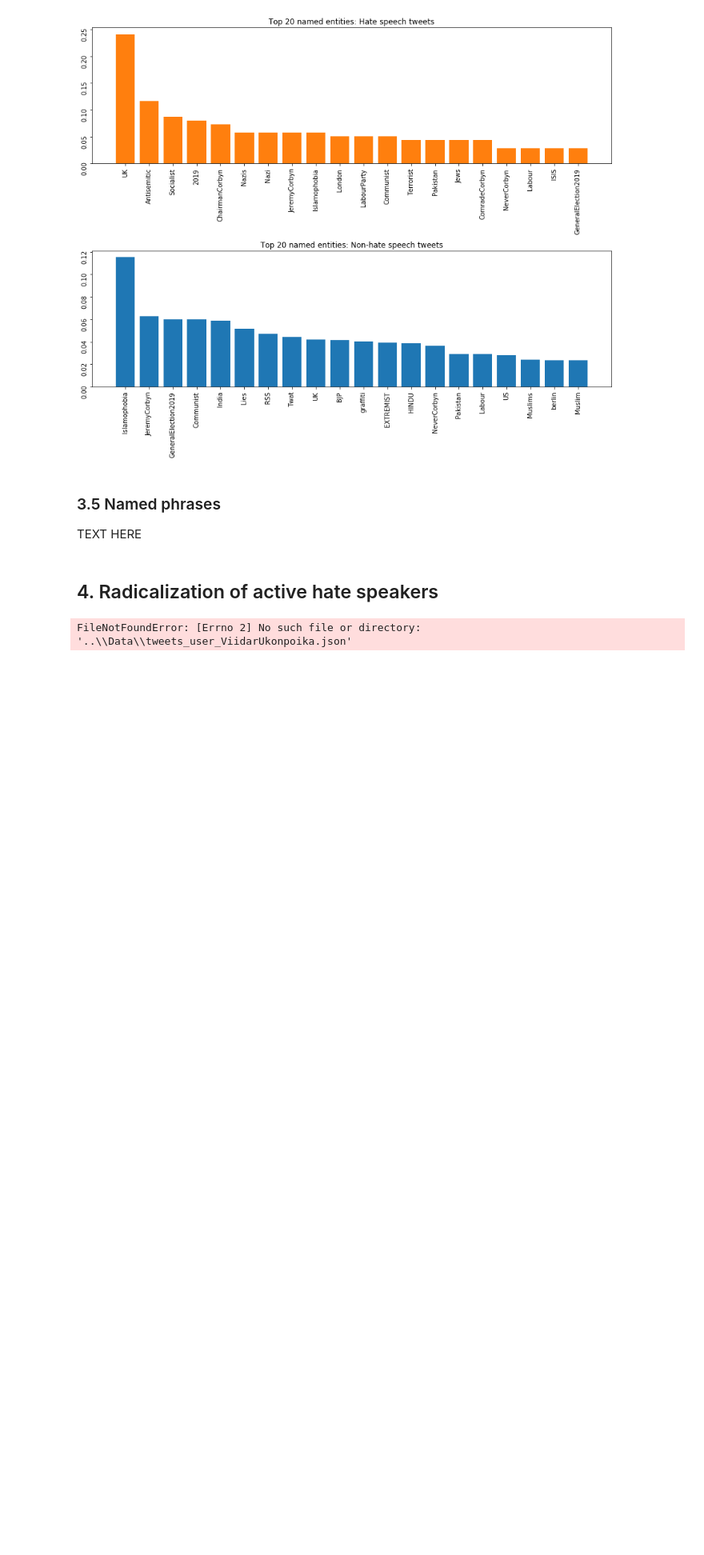
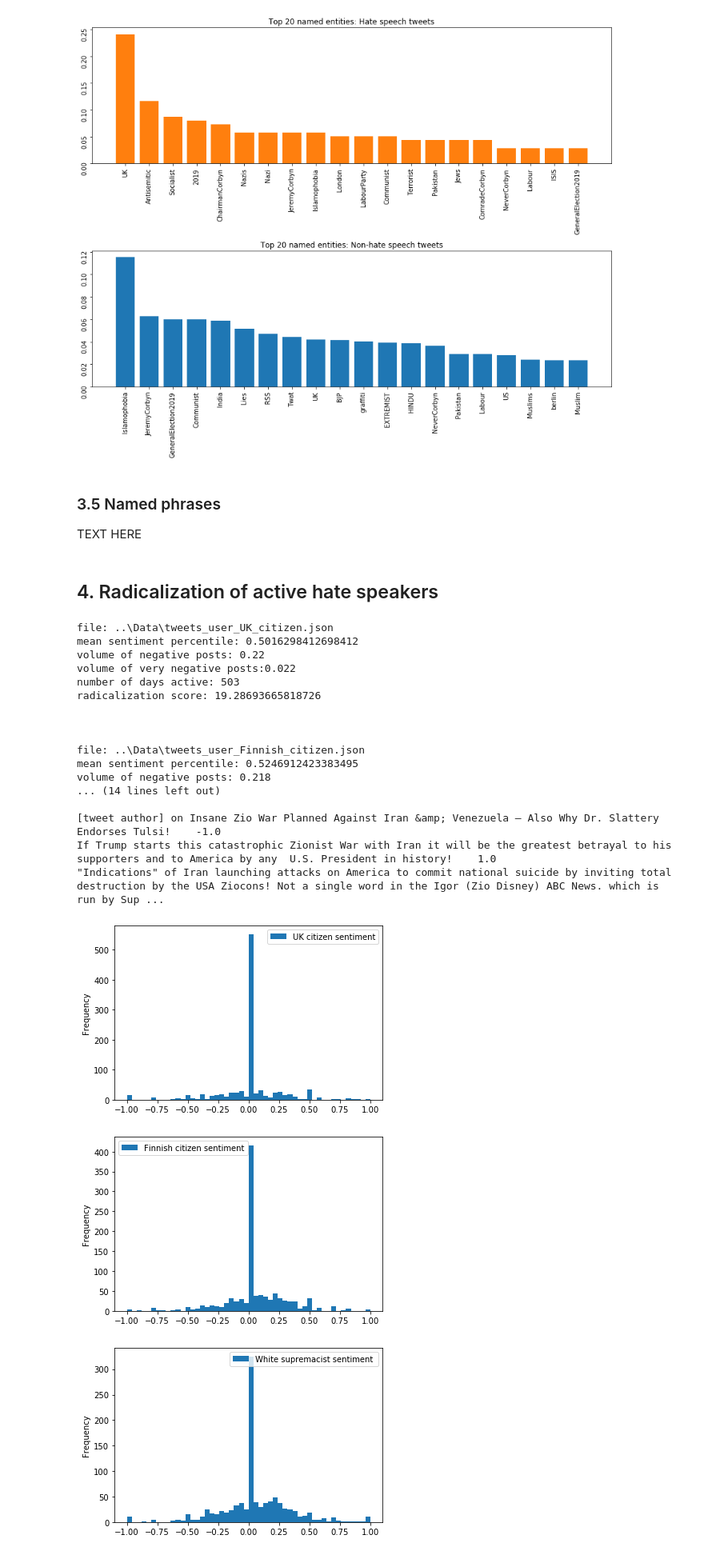
Before and after one commit to tokuosma/NLP2019, a Jupyter notebook: Notebook/Hate speech detection 2.ipynb, the cells around one changed output. Shown at 80% size. Saved outputs shown, nothing was run; the diff lists cells and outputs as text; code cells hidden in the pictures; blank space fills up the shorter version.

Commit message:
user tweets anonymized. changes to notebook and a slight change to analyze user

```diff
--- a/Notebook/Hate speech detection 2.ipynb
+++ b/Notebook/Hate speech detection 2.ipynb
@@ -276,11 +276,10 @@ TEXT HERE
 # %%
 # CODE HERE
 from analyse_user import analyse_users
-import pandas as pd
 
-first_user = analyse_users('..\\Data\\tweets_user_ViidarUkonpoika.json')
-second_user = analyse_users('..\\Data\\tweets_user_UKInfidel.json')
-third_user = analyse_users('..\\Data\\tweets_user_DrDavidDuke.json')
+first_user = analyse_users('..\\Data\\tweets_user_UK_citizen.json')
+second_user = analyse_users('..\\Data\\tweets_user_Finnish_citizen.json')
+third_user = analyse_users('..\\Data\\tweets_user_White_supremacist.json')
 
 
 print('file: ' + first_user["source_file"])
@@ -290,38 +289,61 @@ print('volume of very negative posts:' + str(first_user["vol_very_neg_posts"]))
 print('number of days active: '+ str(first_user["days_active"]))
 print('radicalization score: '+ str(first_user["radicalization_score"]))
 print('\n\n')
 # print('very negative post and their sentiments:')
 # [print(str(item[0]),item[1]) for item in first_user["very_neg_tweets_and_sentiments"]]
-
 
 print('file: ' + second_user["source_file"])
 print('mean sentiment percentile: ' + str(second_user["mean_sentiment_perc"]))
 print('volume of negative posts: ' + str(second_user["vol_neg_posts"]))
 print('volume of very negative posts:' + str(second_user["vol_very_neg_posts"]))
 print('number of days active: '+ str(second_user["days_active"]))
 print('radicalization score: '+ str(second_user["radicalization_score"]))
 print('\n\n')
 # print('very negative post and their sentiments:')
 # [print(str(item[0]),item[1]) for item in second_user["very_neg_tweets_and_sentiments"]]
 
 
 print('file: ' + third_user["source_file"])
 print('mean sentiment percentile: ' + str(third_user["mean_sentiment_perc"]))
 print('volume of negative posts: ' + str(third_user["vol_neg_posts"]))
 print('volume of very negative posts:' + str(third_user["vol_very_neg_posts"]))
 print('number of days active: '+ str(third_user["days_active"]))
 print('radicalization score: '+ str(third_user["radicalization_score"]))
 print('\n\n')
 # print('very negative post and their sentiments:')
 # [print(str(item[0]),item[1]) for item in third_user["very_neg_tweets_and_sentiments"]]
 
-first_df = pd.DataFrame(first_user["sentiments"], columns = ['sentiment'])
-first_df.plot.hist(bins=50)
+print("[tweet author] on Insane Zio War Planned Against Iran &amp; Venezuela – Also Why Dr. Slattery Endorses Tulsi!    -1.0")
+print("If Trump starts this catastrophic Zionist War with Iran it will be the greatest betrayal to his supporters and to America by any  U.S. President in history!    1.0")
 
-second_df = pd.DataFrame(second_user["sentiments"], columns = ['sentiment'])
-second_df.plot.hist(bins=50)
+print('"Indications" of Iran launching attacks on America to commit national suicide by inviting total destruction by the USA Ziocons! Not a single word in the Igor (Zio Disney) ABC News. which is run by Super Zionist James Goldston.  Only "indications" are TOTAL ZIO CONTROL of MEDIA!    0.0738095238095238')
 
-third_df = pd.DataFrame(third_user["sentiments"], columns = ['sentiment'])
-third_df.plot.hist(bins=50)
+first_df = pd.DataFrame(first_user["sentiments"], columns = ['UK citizen sentiment'])
+hist1 = first_df.plot.hist(bins=50)
+
+second_df = pd.DataFrame(second_user["sentiments"], columns = ['Finnish citizen sentiment'])
+hist2 = second_df.plot.hist(bins=50)
+
+third_df = pd.DataFrame(third_user["sentiments"], columns = ['White supremacist sentiment '])
+hist3 = third_df.plot.hist(bins=50)
 # %% [output]
-FileNotFoundError: [Errno 2] No such file or directory: '..\\Data\\tweets_user_ViidarUkonpoika.json'
+file: ..\Data\tweets_user_UK_citizen.json
+mean sentiment percentile: 0.5016298412698412
+volume of negative posts: 0.22
+volume of very negative posts:0.022
+number of days active: 503
+radicalization score: 19.28693665818726
+
+
+
+file: ..\Data\tweets_user_Finnish_citizen.json
+mean sentiment percentile: 0.5246912423383495
+volume of negative posts: 0.218
+... (14 lines left out)
+
+[tweet author] on Insane Zio War Planned Against Iran &amp; Venezuela – Also Why Dr. Slattery Endorses Tulsi!    -1.0
+If Trump starts this catastrophic Zionist War with Iran it will be the greatest betrayal to his supporters and to America by any  U.S. President in history!    1.0
+"Indications" of Iran launching attacks on America to commit national suicide by inviting total destruction by the USA Ziocons! Not a single word in the Igor (Zio Disney) ABC News. which is run by Sup ...
+[figure, added]
+[figure, added]
+[figure, added]
```
Also changed, not shown: 4 other files.
